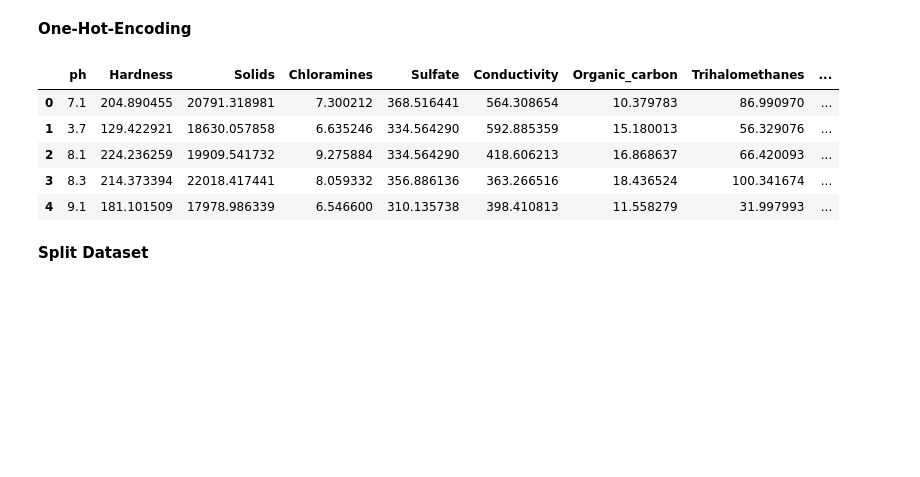
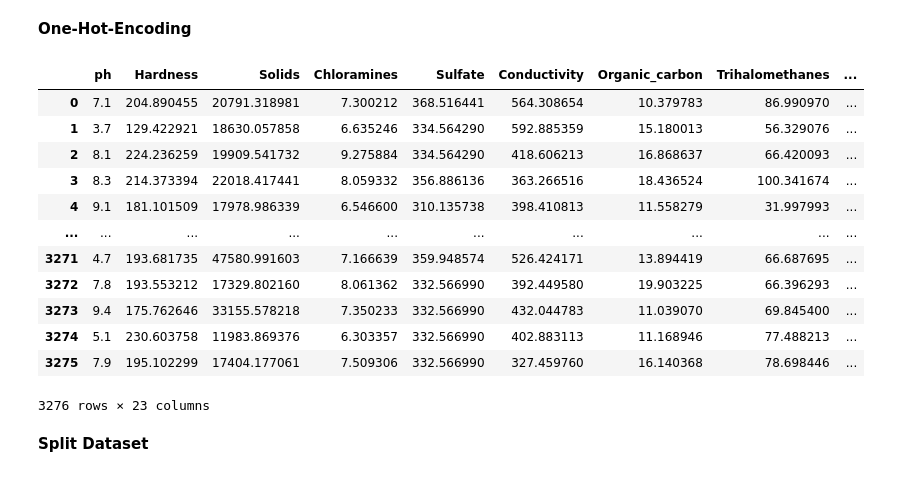
Before and after one commit to MuhamdIlyas/capstone, a Jupyter notebook: MachineLearning/Capstone.ipynb, the cells around one changed output. Saved outputs shown, nothing was run; the diff lists cells and outputs as text; code cells hidden in the pictures; blank space fills up the shorter version.

```diff
--- a/MachineLearning/Capstone.ipynb
+++ b/MachineLearning/Capstone.ipynb
@@ -304,0 +228,31 @@ See the caveats in the documentation: https://pandas.pydata.org/pandas-docs/stab
+# %%
+kualitas_air['Zat Air'] = ""
+for i in range(0,len(kualitas_air)):
+  if (kualitas_air['ph'][i] <= 0 and kualitas_air['ph'][i] > 1):
+    kualitas_air['Zat Air'][i] = "Asam Sulfat"
+  elif (kualitas_air['ph'][i] >= 1 and kualitas_air['ph'][i] <= 2):
+    kualitas_air['Zat Air'][i] = "Asam Sitrat"
+  elif (kualitas_air['ph'][i] >= 2 and kualitas_air['ph'][i] <= 3):
+    kualitas_air['Zat Air'][i] = "Asam Askarbonat"
+  elif (kualitas_air['ph'][i] >= 3 and kualitas_air['ph'][i] <= 4):
+    kualitas_air['Zat Air'][i] = "Asam Nitrat"
+  elif (kualitas_air['ph'][i] >= 4 and kualitas_air['ph'][i] <= 5):
+    kualitas_air['Zat Air'][i] = "Asam Chlorogenic"
+  elif (kualitas_air['ph'][i] >= 5 and kualitas_air['ph'][i] <= 6):
+    kualitas_air['Zat Air'][i] = "Asam Amino"
+  elif (kualitas_air['ph'][i] >= 6 and kualitas_air['ph'][i] <= 7.5):
+    kualitas_air['Zat Air'][i] = "Air Netral"
+  elif (kualitas_air['ph'][i] >= 7.5 and kualitas_air['ph'][i] <= 8):
+    kualitas_air['Zat Air'][i] = "Air Laut"
+  elif (kualitas_air['ph'][i] >= 8 and kualitas_air['ph'][i] <= 9):
+    kualitas_air['Zat Air'][i] = "Natrium Bikarbonat"
+  elif (kualitas_air['ph'][i] >= 9 and kualitas_air['ph'][i] <= 10):
+    kualitas_air['Zat Air'][i] = "Alkali"
+  elif (kualitas_air['ph'][i] >= 10 and kualitas_air['ph'][i] <= 11):
+    kualitas_air['Zat Air'][i] = "Amonia"
+  elif (kualitas_air['ph'][i] >= 11 and kualitas_air['ph'][i] <= 12):
+    kualitas_air['Zat Air'][i] = "Natrium"
+  elif (kualitas_air['ph'][i] >= 12 and kualitas_air['ph'][i] <= 13):
+    kualitas_air['Zat Air'][i] = "Natrium Hipoklorit"
+  else :
+    kualitas_air['Zat Air'][i] = "Natrium Hidroksida"
@@ -425,15 +380,22 @@ Tight layout not applied. tight_layout cannot make axes width small enough to ac
 # %% [markdown]
 **One-Hot-Encoding**
 # %%
-data = pd.get_dummies(kualitas_air, columns = ['Tipe Air', 'Tipe Kekerasan'])
-data.head()
+data = pd.get_dummies(kualitas_air, columns = ['Zat Air'])
+data
 # %% [output]
 |  | ph | Hardness | Solids | Chloramines | Sulfate | Conductivity | Organic_carbon | Trihalomethanes | ... |
 | 0 | 7.1 | 204.890455 | 20791.318981 | 7.300212 | 368.516441 | 564.308654 | 10.379783 | 86.990970 | ... |
 | 1 | 3.7 | 129.422921 | 18630.057858 | 6.635246 | 334.564290 | 592.885359 | 15.180013 | 56.329076 | ... |
 | 2 | 8.1 | 224.236259 | 19909.541732 | 9.275884 | 334.564290 | 418.606213 | 16.868637 | 66.420093 | ... |
 | 3 | 8.3 | 214.373394 | 22018.417441 | 8.059332 | 356.886136 | 363.266516 | 18.436524 | 100.341674 | ... |
 | 4 | 9.1 | 181.101509 | 17978.986339 | 6.546600 | 310.135738 | 398.410813 | 11.558279 | 31.997993 | ... |
+| ... | ... | ... | ... | ... | ... | ... | ... | ... | ... |
+| 3271 | 4.7 | 193.681735 | 47580.991603 | 7.166639 | 359.948574 | 526.424171 | 13.894419 | 66.687695 | ... |
+| 3272 | 7.8 | 193.553212 | 17329.802160 | 8.061362 | 332.566990 | 392.449580 | 19.903225 | 66.396293 | ... |
+| 3273 | 9.4 | 175.762646 | 33155.578218 | 7.350233 | 332.566990 | 432.044783 | 11.039070 | 69.845400 | ... |
+| 3274 | 5.1 | 230.603758 | 11983.869376 | 6.303357 | 332.566990 | 402.883113 | 11.168946 | 77.488213 | ... |
+| 3275 | 7.9 | 195.102299 | 17404.177061 | 7.509306 | 332.566990 | 327.459760 | 16.140368 | 78.698446 | ... |
+3276 rows × 23 columns
 # %% [markdown]
 **Split Dataset**
 # %%
```
Also changed, not shown: parts of 15 cells of this notebook.
